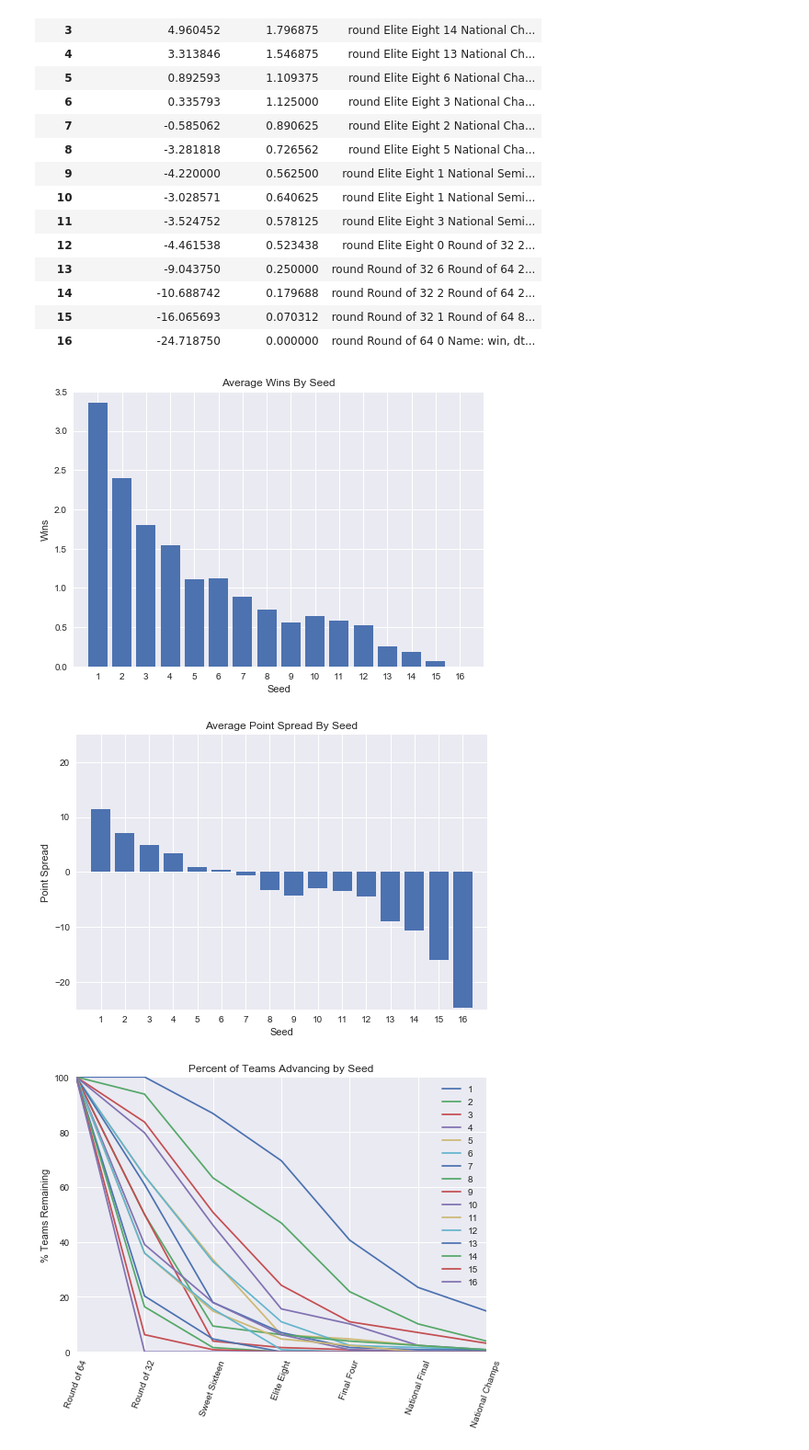
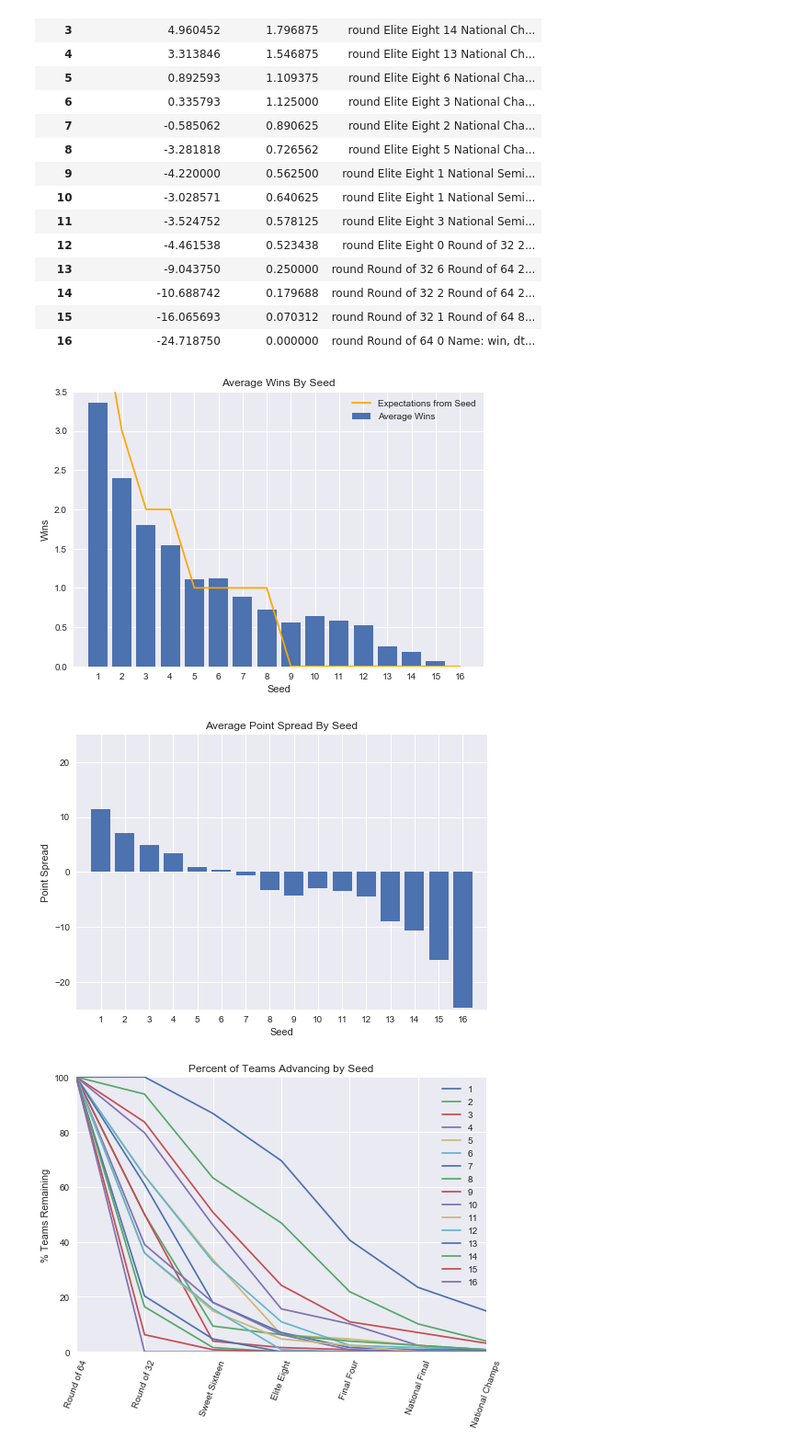
Before and after one commit to mmclaughlin87/march-madness-historical-perfomance, a Jupyter notebook: summary_of_seeds.ipynb, the cells around one changed output. Shown at 92% size. Saved outputs shown, nothing was run; the diff lists cells and outputs as text; code cells hidden in the pictures.

Commit message:
updating summary of seeds with cleaner code

```diff
--- a/summary_of_seeds.ipynb
+++ b/summary_of_seeds.ipynb
@@ -87,30 +87,36 @@ seed_summaries
 | 14 | -10.688742 | 0.179688 | round Round of 32 2 Round of 64 2... |
 | 15 | -16.065693 | 0.070312 | round Round of 32 1 Round of 64 8... |
 | 16 | -24.718750 | 0.000000 | round Round of 64 0 Name: win, dt... |
+# %%
+plt.bar(seed_summaries.index, seed_summaries["Average Wins"])
+tick_locations = seed_summaries.index
+plt.title("Average Wins By Seed")
+plt.ylabel("Wins")
+plt.xlabel("Seed")
+plt.xticks(tick_locations, seed_summaries.index)
+plt.ylim(0,3.5)
+plt.xlim(0,17)
+
+seed_expectations = [4.75,3,2,2,1,1,1,1,0,0,0,0,0,0,0,0]
+plt.plot(tick_locations, seed_expectations, c="orange")
+
+plt.legend(["Expectations from Seed","Average Wins"])
+
+plt.show()
+# %% [output]
+[figure, added]
 # %%
-plt.bar(seed_summaries["Seed"], seed_summaries["Average Wins"])
-tick_locations = seed_summaries["Seed"]
-plt.title("Average Wins By Seed")
-plt.ylabel("Wins")
+plt.bar(seed_summaries.index, seed_summaries["Average Point Spread"])
+tick_locations = seed_summaries.index
+plt.title("Average Point Spread By Seed")
+plt.ylabel("Point Spread")
 plt.xlabel("Seed")
-plt.xticks(tick_locations, seed_summaries["Seed"])
-plt.ylim(0,3.5)
+plt.xticks(tick_locations, seed_summaries.index)
+plt.ylim(-25,25)
 plt.xlim(0,17)
 plt.show()
 # %% [output]
-[figure, old version]
+[figure, new version]
-# %%
-plt.bar(seed_summaries["Seed"], seed_summaries["Average Point Spread"])
-tick_locations = seed_summaries["Seed"]
-plt.title("Average Point Spread By Seed")
-plt.ylabel("Point Spread")
-plt.xlabel("Seed")
-plt.xticks(tick_locations, seed_summaries["Seed"])
-plt.ylim(-25,25)
-plt.xlim(0,17)
-plt.show()
-# %% [output]
-[figure, removed]
 # %%
 # plot teams remaining by round for each seed
 # make this a function
```
Also changed, not shown: parts of 1 cell of this notebook.
